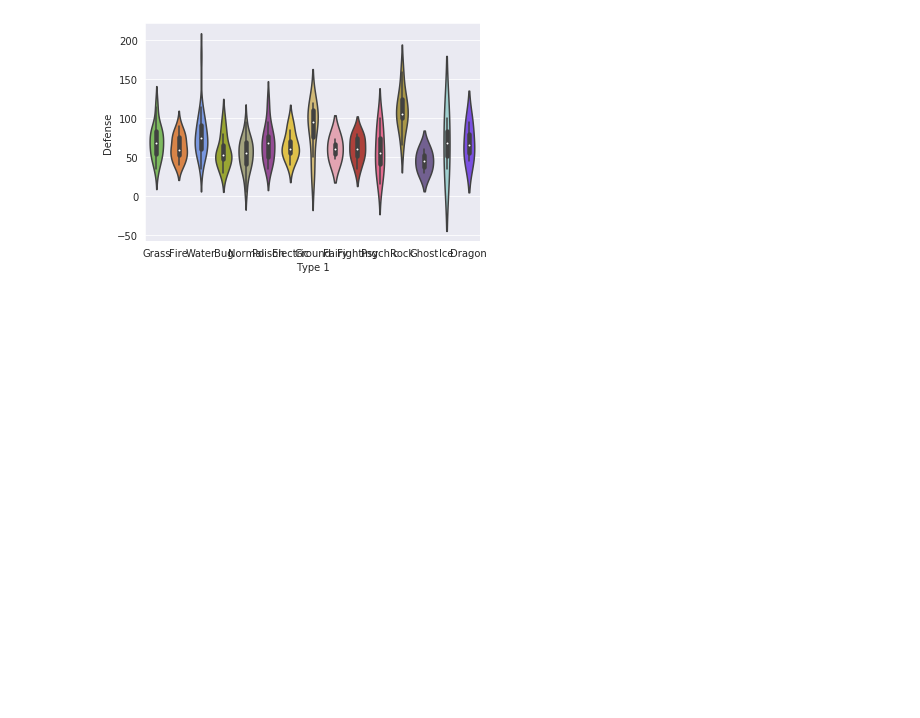
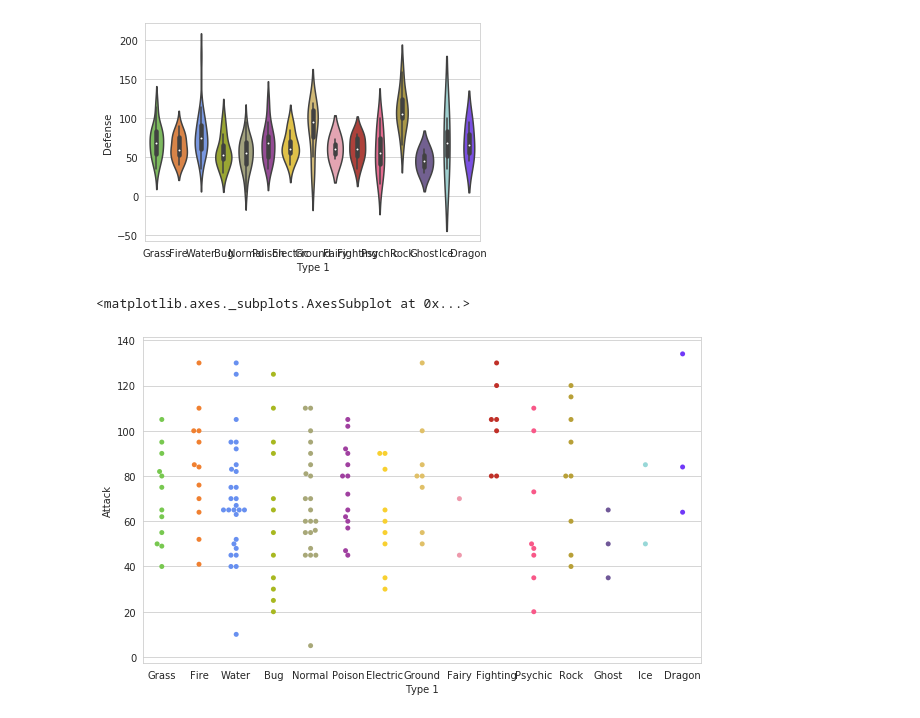
Before and after one commit to saifulrijal-ds/python-tutorial, a Jupyter notebook: Python_Seaborn_Tuorial_Pokemon.ipynb, the cells around one changed output. Saved outputs shown, nothing was run; the diff lists cells and outputs as text; code cells hidden in the pictures; blank space fills up the shorter version.

```diff
--- a/Python_Seaborn_Tuorial_Pokemon.ipynb
+++ b/Python_Seaborn_Tuorial_Pokemon.ipynb
@@ -107,7 +107,7 @@ sns.boxplot(data=stats_pokemon)
 # distribusi Attack berdasarkan tipe primer(utama) pokemon
 
 # Set tema
-sns.set_style('darkgrid')
+sns.set_style('whitegrid')
 
 #violin plot
 sns.violinplot(x='Type 1', y='Attack', data=pokemon)
@@ -146,3 +146,15 @@ sns.violinplot(x='Type 1', y='Defense', data=pokemon, palette=pkmn_type_color)
 # %% [output]
 <matplotlib.axes._subplots.AxesSubplot at 0x...>
 [figure]
+# %%
+# swarm plot
+# karena kita hanya memiliki 151 pokemon
+# kita akan memvisualisasikan setiap poin(pokemon) dengan susunan yang mirip
+# dengan violin plot
+
+plt.figure(figsize=(10, 6))
+
+sns.swarmplot(x='Type 1', y='Attack', data=pokemon, palette=pkmn_type_color)
+# %% [output]
+<matplotlib.axes._subplots.AxesSubplot at 0x...>
+[figure, added]
```
Also changed, not shown: parts of 16 cells of this notebook.
